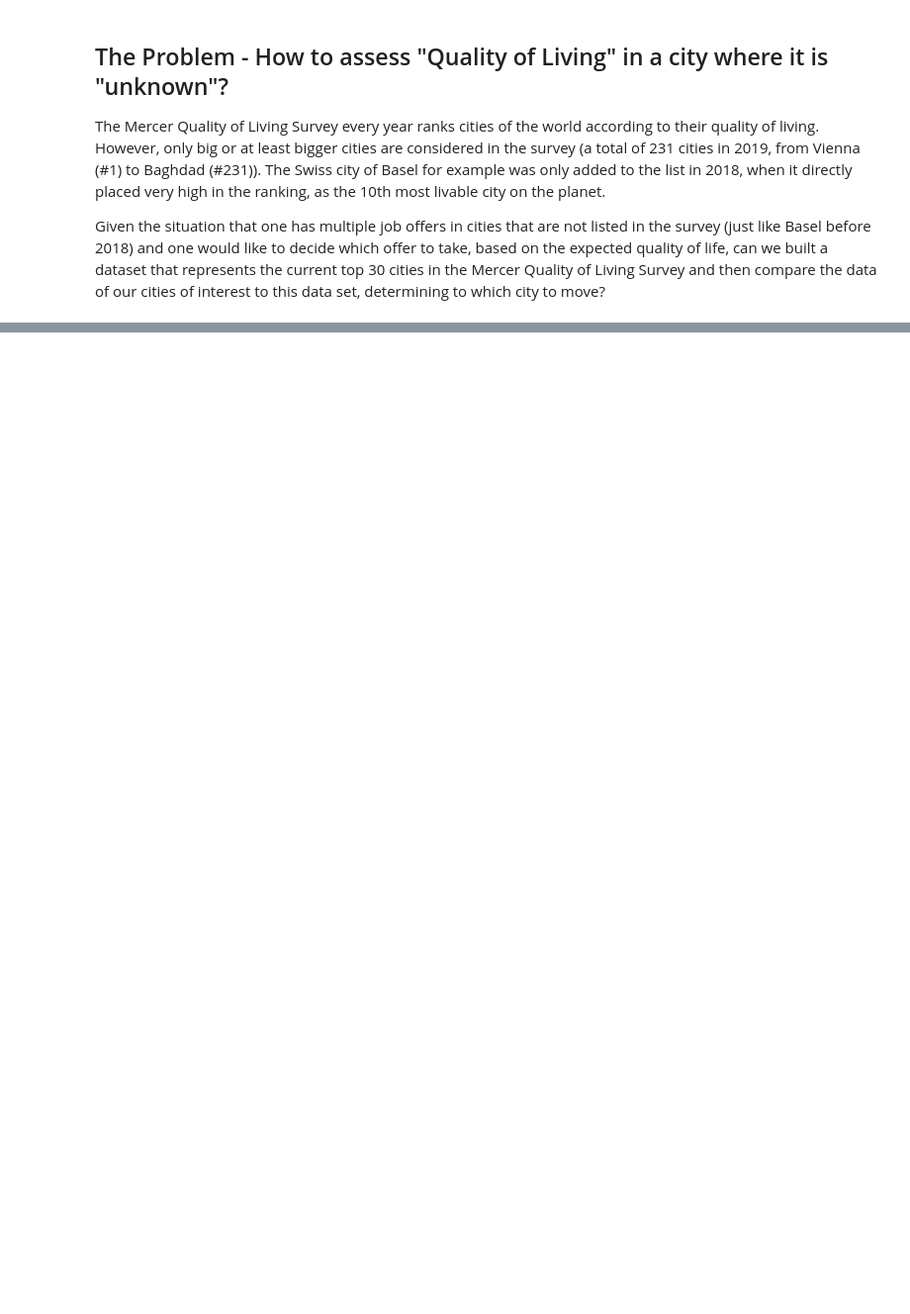
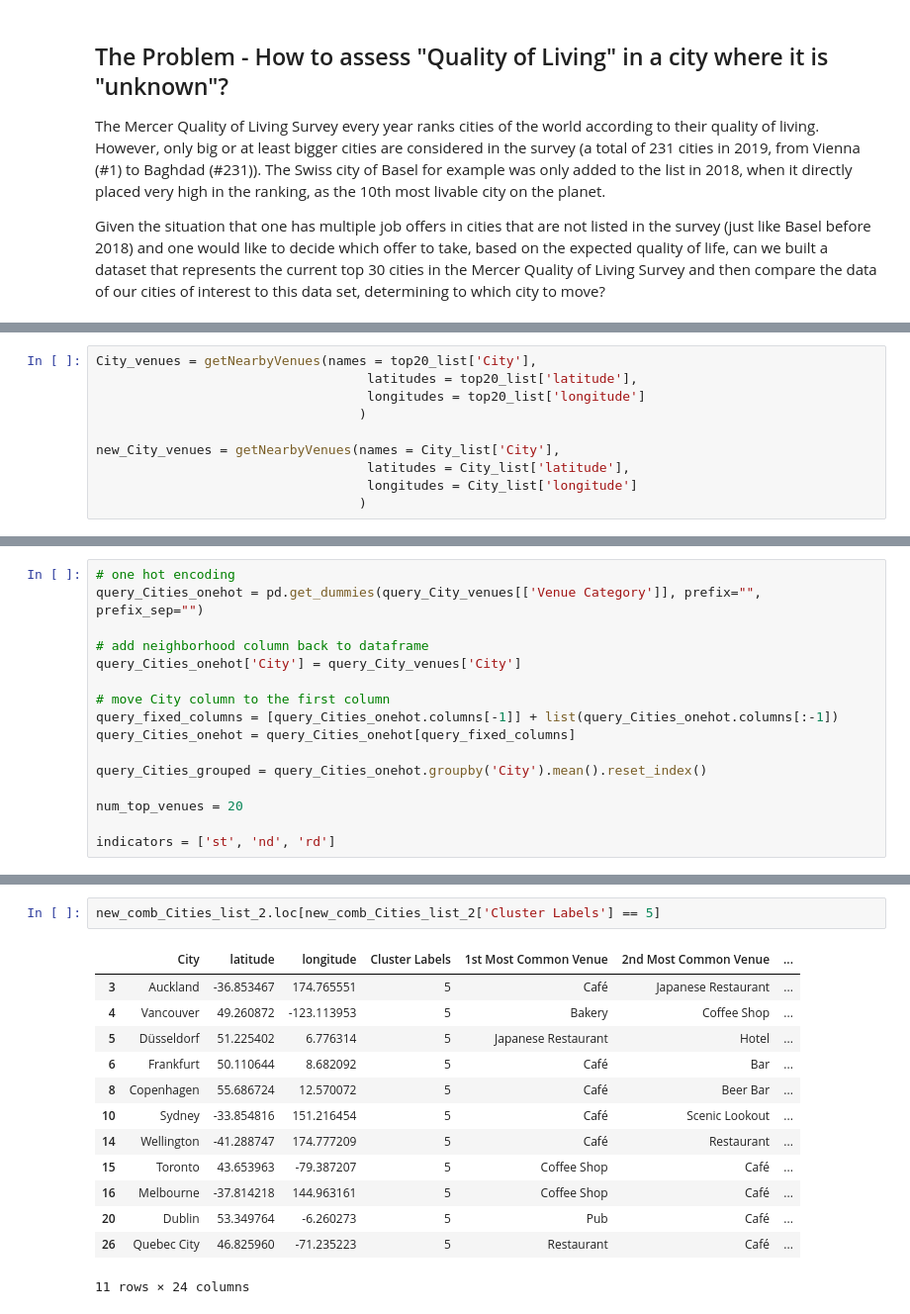
Before and after one commit to LK-5/Coursera_Capstone, a Jupyter notebook: Project_Quality_of_Living.ipynb, the cells around one changed output, grey strips where cells are left out. Shown at 99% size. Cells and saved outputs as stored; diff of their text form; blank space fills up the shorter version.

```diff
--- a/Project_Quality_of_Living.ipynb
+++ b/Project_Quality_of_Living.ipynb
@@ -18,0 +946,10 @@ Lastly I will ask how the quality of living, based on the before defined criteri
+# %%
+City_venues = getNearbyVenues(names = top20_list['City'],
+                                   latitudes = top20_list['latitude'],
+                                   longitudes = top20_list['longitude']
+                                  )
+
+new_City_venues = getNearbyVenues(names = City_list['City'],
+                                   latitudes = City_list['latitude'],
+                                   longitudes = City_list['longitude']
+                                  )
@@ -18,0 +1154,16 @@ Lastly I will ask how the quality of living, based on the before defined criteri
+# %%
+# one hot encoding
+query_Cities_onehot = pd.get_dummies(query_City_venues[['Venue Category']], prefix="", prefix_sep="")
+
+# add neighborhood column back to dataframe
+query_Cities_onehot['City'] = query_City_venues['City']
+
+# move City column to the first column
+query_fixed_columns = [query_Cities_onehot.columns[-1]] + list(query_Cities_onehot.columns[:-1])
+query_Cities_onehot = query_Cities_onehot[query_fixed_columns]
+
+query_Cities_grouped = query_Cities_onehot.groupby('City').mean().reset_index()
+
+num_top_venues = 20
+
+indicators = ['st', 'nd', 'rd']
@@ -18,0 +1296,16 @@ Lastly I will ask how the quality of living, based on the before defined criteri
+# %%
+new_comb_Cities_list_2.loc[new_comb_Cities_list_2['Cluster Labels'] == 5]
+# %% [output]
+|  | City | latitude | longitude | Cluster Labels | 1st Most Common Venue | 2nd Most Common Venue | ... |
+| 3 | Auckland | -36.853467 | 174.765551 | 5 | Café | Japanese Restaurant | ... |
+| 4 | Vancouver | 49.260872 | -123.113953 | 5 | Bakery | Coffee Shop | ... |
+| 5 | Düsseldorf | 51.225402 | 6.776314 | 5 | Japanese Restaurant | Hotel | ... |
+| 6 | Frankfurt | 50.110644 | 8.682092 | 5 | Café | Bar | ... |
+| 8 | Copenhagen | 55.686724 | 12.570072 | 5 | Café | Beer Bar | ... |
+| 10 | Sydney | -33.854816 | 151.216454 | 5 | Café | Scenic Lookout | ... |
+| 14 | Wellington | -41.288747 | 174.777209 | 5 | Café | Restaurant | ... |
+| 15 | Toronto | 43.653963 | -79.387207 | 5 | Coffee Shop | Café | ... |
+| 16 | Melbourne | -37.814218 | 144.963161 | 5 | Coffee Shop | Café | ... |
+| 20 | Dublin | 53.349764 | -6.260273 | 5 | Pub | Café | ... |
+| 26 | Quebec City | 46.825960 | -71.235223 | 5 | Restaurant | Café | ... |
+11 rows × 24 columns
```
Also changed, not shown: parts of 87 cells of this notebook.
